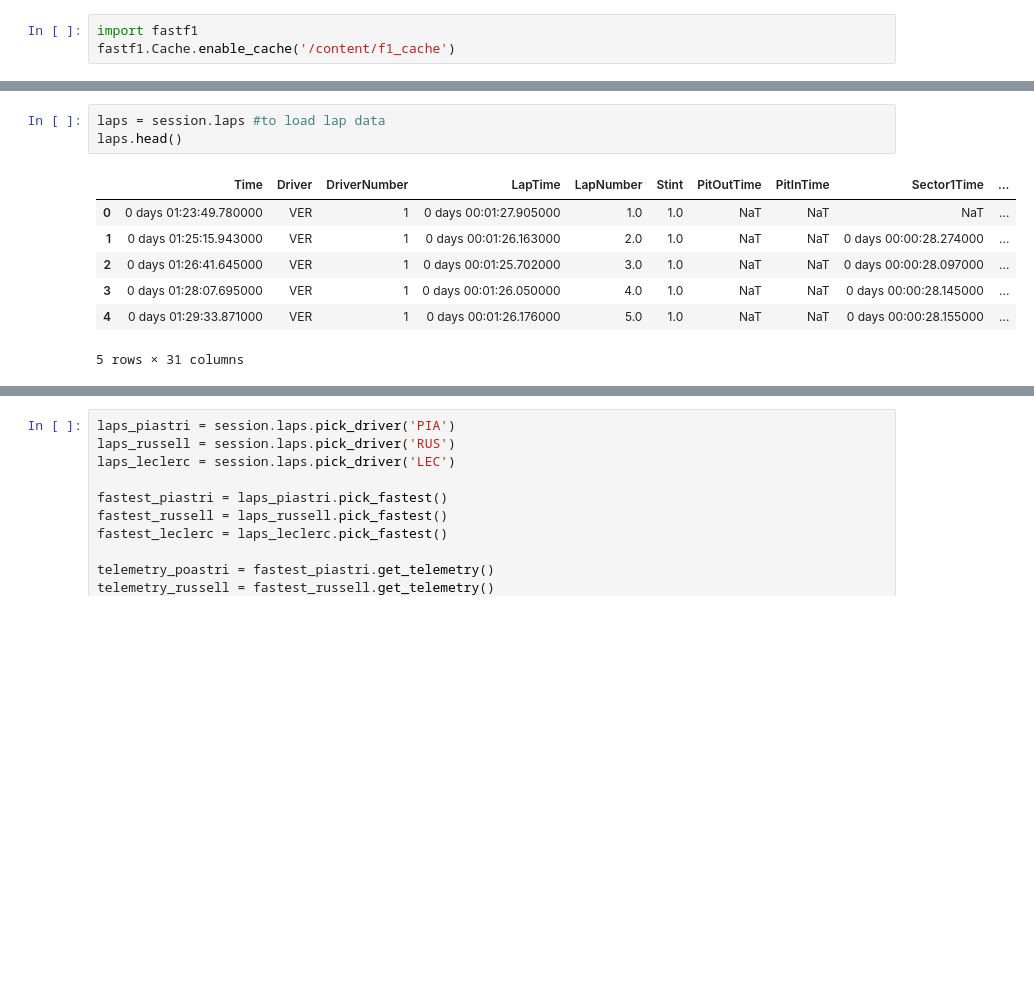
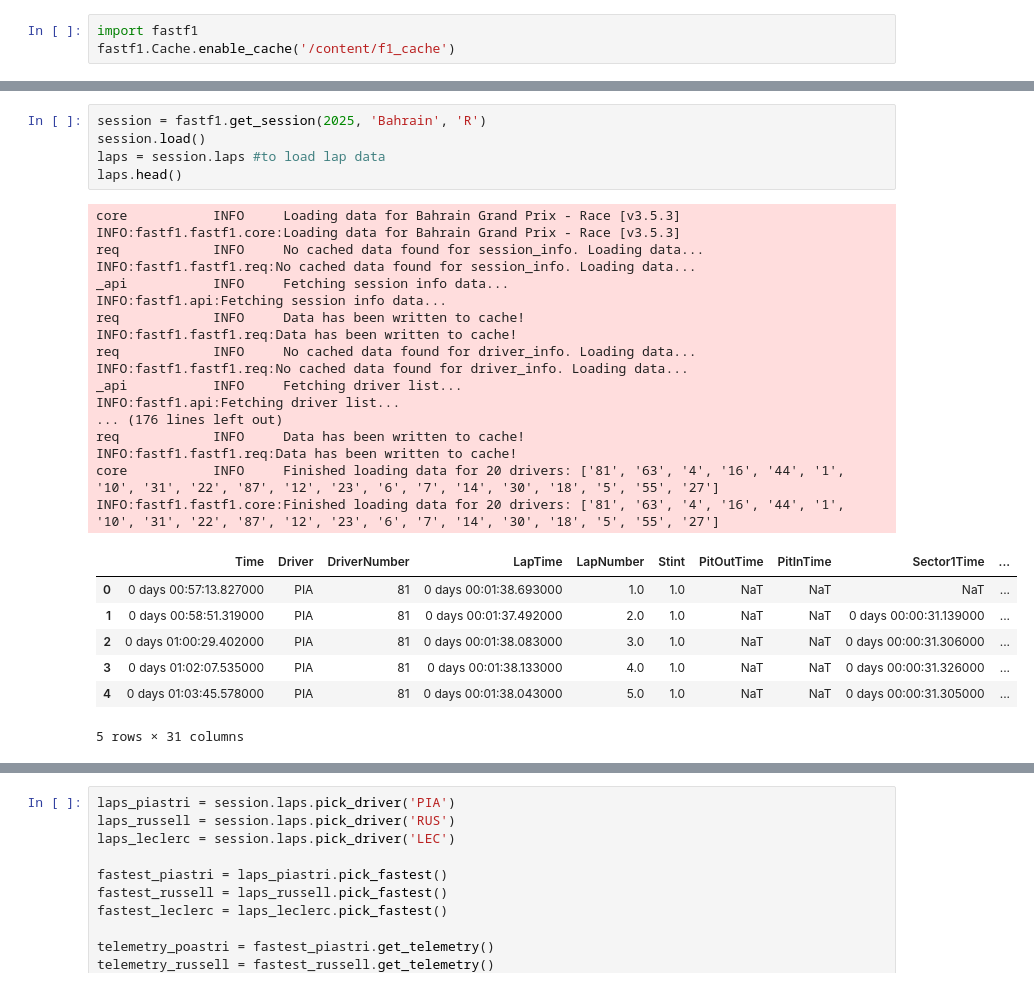
Before and after one commit to Jishan-xd/F1-Analysis, a Jupyter notebook: Formula(1).ipynb, the cells around one changed output, grey strips where cells are left out. Cells and saved outputs as stored; diff of their text form; blank space fills up the shorter version.

```diff
--- a/Formula(1).ipynb
+++ b/Formula(1).ipynb
@@ -76,16 +76,35 @@ INFO:fastf1.fastf1.req:Data has been written to cache!
 core           INFO     Finished loading data for 20 drivers: ['81', '63', '4', '16', '44', '1', '10', '31', '22', '87', '12', '23', '6', '7', '14', '30', '18', '5', '55', '27']
 INFO:fastf1.fastf1.core:Finished loading data for 20 drivers: ['81', '63', '4', '16', '44', '1', '10', '31', '22', '87', '12', '23', '6', '7', '14', '30', '18', '5', '55', '27']
 # %%
+session = fastf1.get_session(2025, 'Bahrain', 'R')
+session.load()
 laps = session.laps #to load lap data
 laps.head()
 # %% [output]
+core           INFO     Loading data for Bahrain Grand Prix - Race [v3.5.3]
+INFO:fastf1.fastf1.core:Loading data for Bahrain Grand Prix - Race [v3.5.3]
+req            INFO     No cached data found for session_info. Loading data...
+INFO:fastf1.fastf1.req:No cached data found for session_info. Loading data...
+_api           INFO     Fetching session info data...
+INFO:fastf1.api:Fetching session info data...
+req            INFO     Data has been written to cache!
+INFO:fastf1.fastf1.req:Data has been written to cache!
+req            INFO     No cached data found for driver_info. Loading data...
+INFO:fastf1.fastf1.req:No cached data found for driver_info. Loading data...
+_api           INFO     Fetching driver list...
+INFO:fastf1.api:Fetching driver list...
+... (176 lines left out)
+req            INFO     Data has been written to cache!
+INFO:fastf1.fastf1.req:Data has been written to cache!
+core           INFO     Finished loading data for 20 drivers: ['81', '63', '4', '16', '44', '1', '10', '31', '22', '87', '12', '23', '6', '7', '14', '30', '18', '5', '55', '27']
+INFO:fastf1.fastf1.core:Finished loading data for 20 drivers: ['81', '63', '4', '16', '44', '1', '10', '31', '22', '87', '12', '23', '6', '7', '14', '30', '18', '5', '55', '27']
 |  | Time | Driver | DriverNumber | LapTime | LapNumber | Stint | PitOutTime | PitInTime | Sector1Time | ... |
-| 0 | 0 days 01:23:49.780000 | VER | 1 | 0 days 00:01:27.905000 | 1.0 | 1.0 | NaT | NaT | NaT | ... |
-| 1 | 0 days 01:25:15.943000 | VER | 1 | 0 days 00:01:26.163000 | 2.0 | 1.0 | NaT | NaT | 0 days 00:00:28.274000 | ... |
-| 2 | 0 days 01:26:41.645000 | VER | 1 | 0 days 00:01:25.702000 | 3.0 | 1.0 | NaT | NaT | 0 days 00:00:28.097000 | ... |
-| 3 | 0 days 01:28:07.695000 | VER | 1 | 0 days 00:01:26.050000 | 4.0 | 1.0 | NaT | NaT | 0 days 00:00:28.145000 | ... |
-| 4 | 0 days 01:29:33.871000 | VER | 1 | 0 days 00:01:26.176000 | 5.0 | 1.0 | NaT | NaT | 0 days 00:00:28.155000 | ... |
+| 0 | 0 days 00:57:13.827000 | PIA | 81 | 0 days 00:01:38.693000 | 1.0 | 1.0 | NaT | NaT | NaT | ... |
+| 1 | 0 days 00:58:51.319000 | PIA | 81 | 0 days 00:01:37.492000 | 2.0 | 1.0 | NaT | NaT | 0 days 00:00:31.139000 | ... |
+| 2 | 0 days 01:00:29.402000 | PIA | 81 | 0 days 00:01:38.083000 | 3.0 | 1.0 | NaT | NaT | 0 days 00:00:31.306000 | ... |
+| 3 | 0 days 01:02:07.535000 | PIA | 81 | 0 days 00:01:38.133000 | 4.0 | 1.0 | NaT | NaT | 0 days 00:00:31.326000 | ... |
+| 4 | 0 days 01:03:45.578000 | PIA | 81 | 0 days 00:01:38.043000 | 5.0 | 1.0 | NaT | NaT | 0 days 00:00:31.305000 | ... |
-5 rows × 31 columns
+5 rows × 31 columns
 # %%
 laps['Driver'].unique #to check driver participated
 # %% [output]
```
Also changed, not shown: parts of 5 cells of this notebook.
